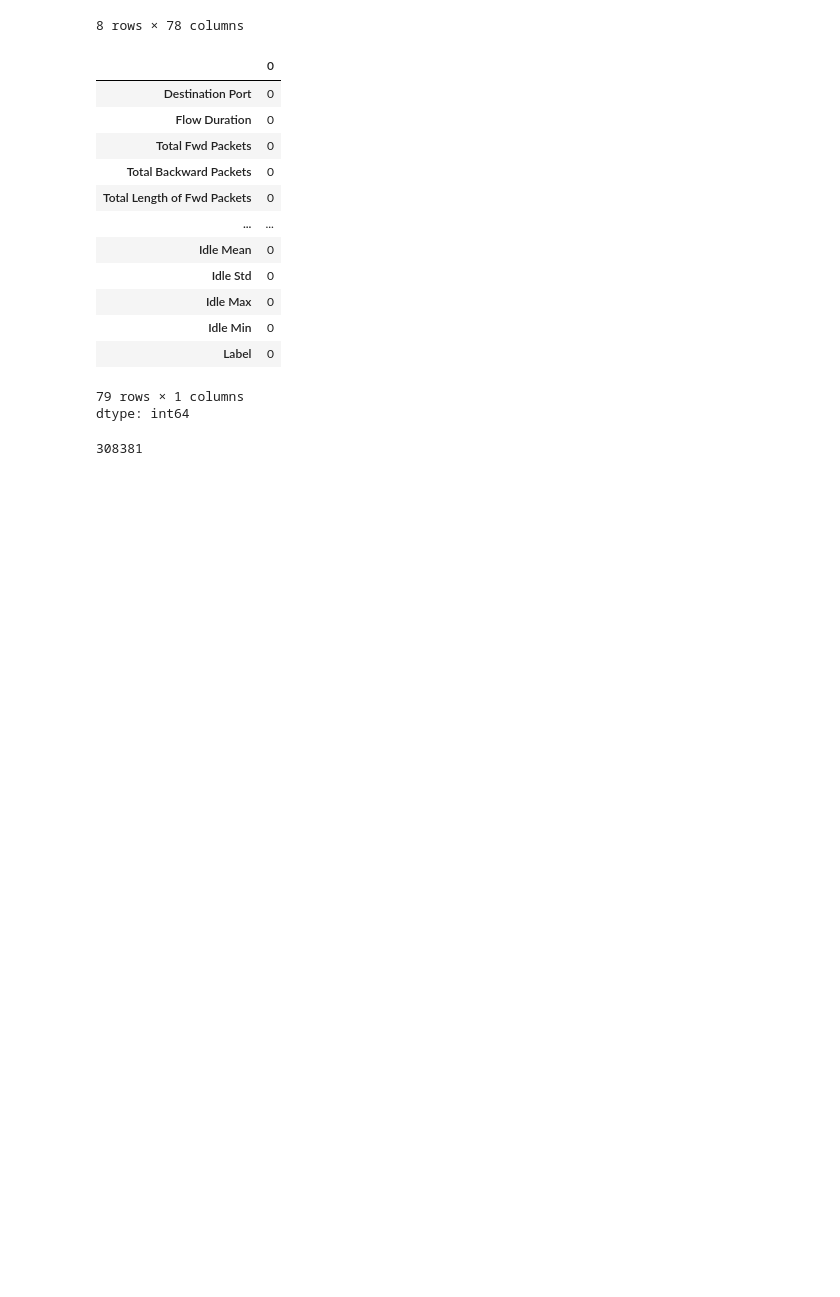
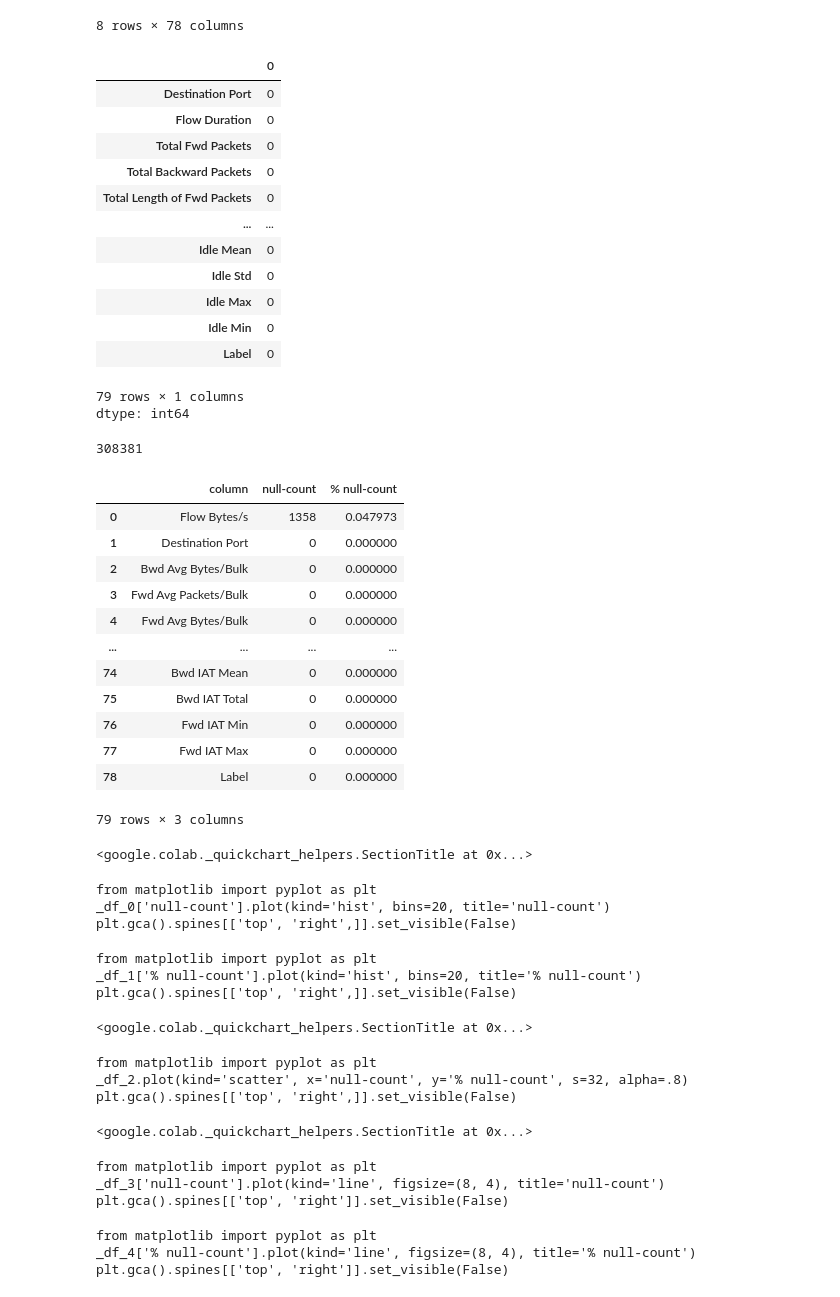
Before and after one commit to Shamiul-693/Intrusion-Detection-System-Using-Machine-Learning-CIC-IDS--2017-dataset-, a Jupyter notebook: Intrusion_Detection_System_Using_Machine_Learning_(CIC_IDS_2017).ipynb, the cells around one changed output. Cells and saved outputs as stored; diff of their text form; code cells hidden in the pictures; blank space fills up the shorter version.

```diff
--- a/Intrusion_Detection_System_Using_Machine_Learning_(CIC_IDS_2017).ipynb
+++ b/Intrusion_Detection_System_Using_Machine_Learning_(CIC_IDS_2017).ipynb
@@ -117,3 +117,41 @@ dtype: int64
 df.duplicated().sum()
 # %% [output]
 308381
+# %%
+pd.DataFrame({
+    'column': df.columns,
+    'null-count': df.isna().sum().values,
+    '% null-count': np.round(df.isna().sum().values*100/len(df),6)
+}).sort_values(by='null-count', ascending=False).reset_index(drop=True)
+# %% [output]
+|  | column | null-count | % null-count |
+| 0 | Flow Bytes/s | 1358 | 0.047973 |
+| 1 | Destination Port | 0 | 0.000000 |
+| 2 | Bwd Avg Bytes/Bulk | 0 | 0.000000 |
+| 3 | Fwd Avg Packets/Bulk | 0 | 0.000000 |
+| 4 | Fwd Avg Bytes/Bulk | 0 | 0.000000 |
+| ... | ... | ... | ... |
+| 74 | Bwd IAT Mean | 0 | 0.000000 |
+| 75 | Bwd IAT Total | 0 | 0.000000 |
+| 76 | Fwd IAT Min | 0 | 0.000000 |
+| 77 | Fwd IAT Max | 0 | 0.000000 |
+| 78 | Label | 0 | 0.000000 |
+79 rows × 3 columns
+<google.colab._quickchart_helpers.SectionTitle at 0x...>
+from matplotlib import pyplot as plt
+_df_0['null-count'].plot(kind='hist', bins=20, title='null-count')
+plt.gca().spines[['top', 'right',]].set_visible(False)
+from matplotlib import pyplot as plt
+_df_1['% null-count'].plot(kind='hist', bins=20, title='% null-count')
+plt.gca().spines[['top', 'right',]].set_visible(False)
+<google.colab._quickchart_helpers.SectionTitle at 0x...>
+from matplotlib import pyplot as plt
+_df_2.plot(kind='scatter', x='null-count', y='% null-count', s=32, alpha=.8)
+plt.gca().spines[['top', 'right',]].set_visible(False)
+<google.colab._quickchart_helpers.SectionTitle at 0x...>
+from matplotlib import pyplot as plt
+_df_3['null-count'].plot(kind='line', figsize=(8, 4), title='null-count')
+plt.gca().spines[['top', 'right']].set_visible(False)
+from matplotlib import pyplot as plt
+_df_4['% null-count'].plot(kind='line', figsize=(8, 4), title='% null-count')
+plt.gca().spines[['top', 'right']].set_visible(False)
```
Also changed, not shown: parts of 1 cell of this notebook.
